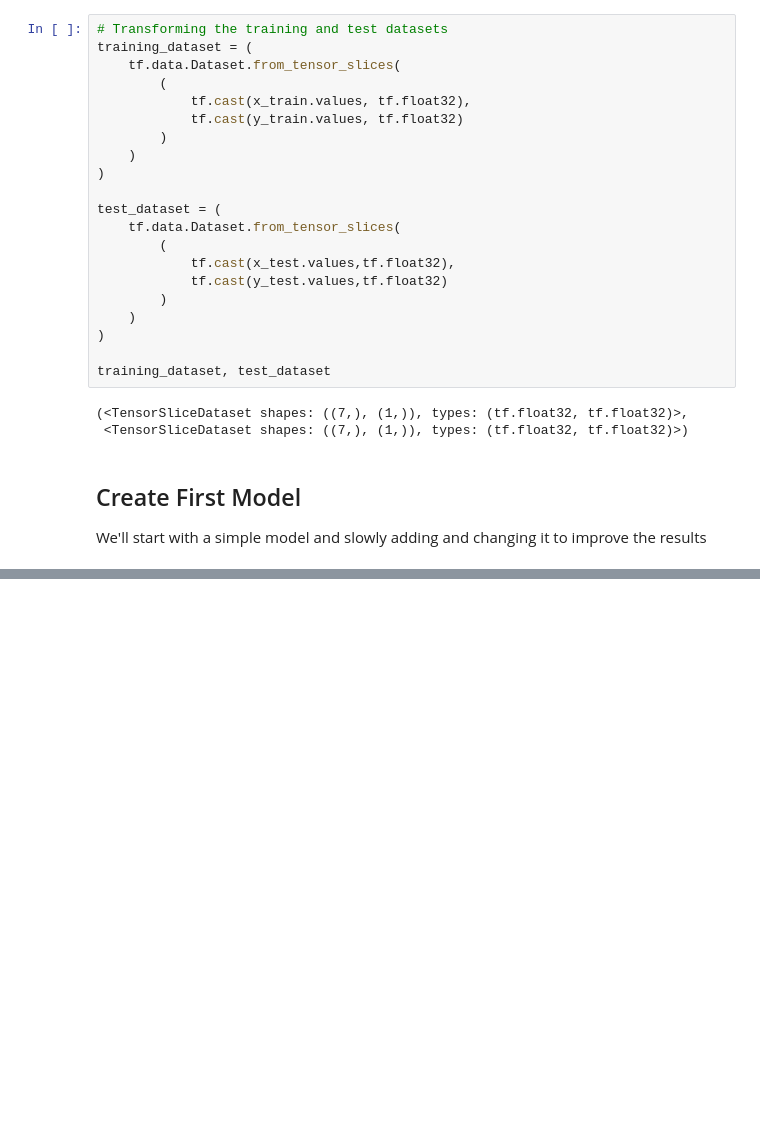
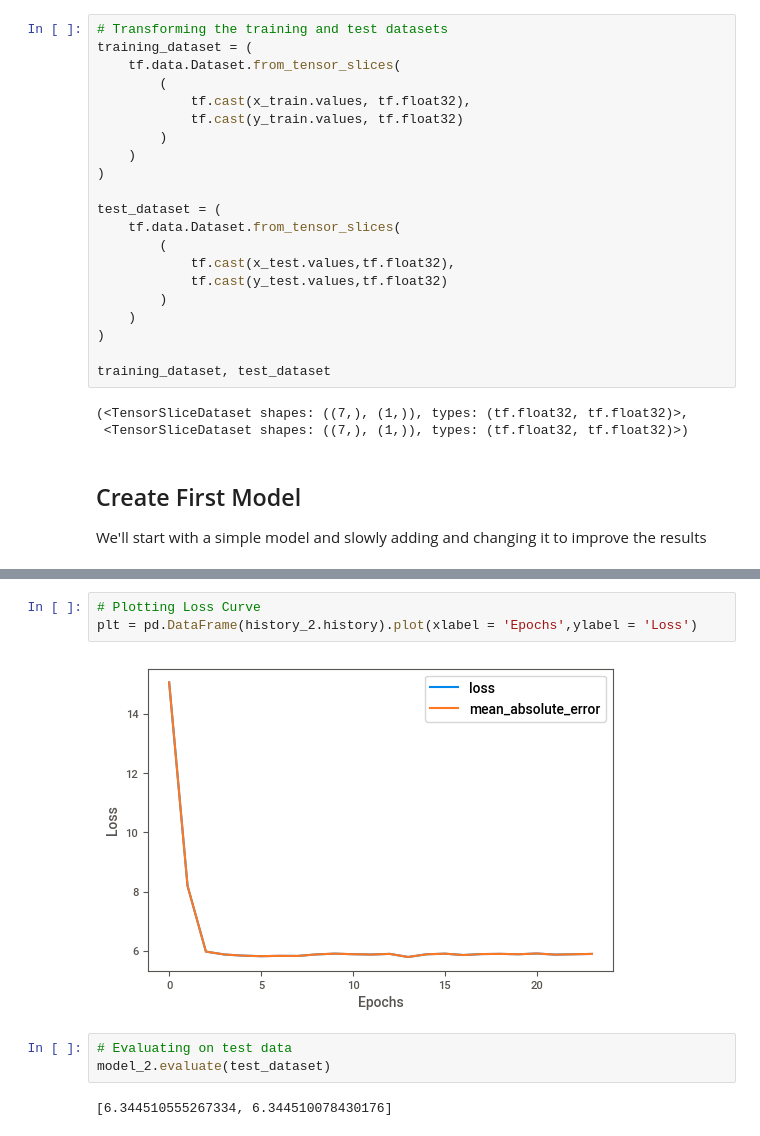
Before and after one commit to spadao/Boston_Housing_TF, a Jupyter notebook: Model.ipynb, the cells around one changed output, grey strips where cells are left out. Cells and saved outputs as stored; diff of their text form; blank space fills up the shorter version.

```diff
--- a/Model.ipynb
+++ b/Model.ipynb
@@ -190,0 +275,10 @@ model.evaluate(test_dataset)
+# %%
+# Plotting Loss Curve
+plt = pd.DataFrame(history_2.history).plot(xlabel = 'Epochs',ylabel = 'Loss')
+# %% [output]
+[figure, added]
+# %%
+# Evaluating on test data
+model_2.evaluate(test_dataset)
+# %% [output]
+[6.344510555267334, 6.344510078430176]
```
Also changed, not shown: parts of 13 cells of this notebook, 1 other file.
